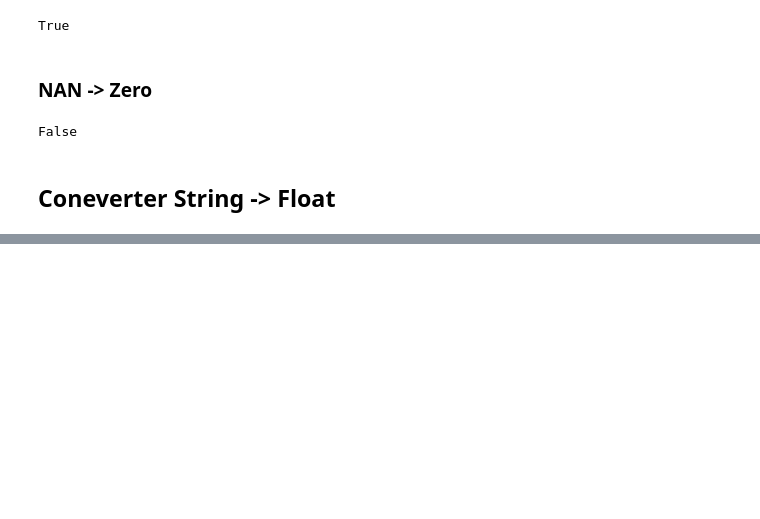
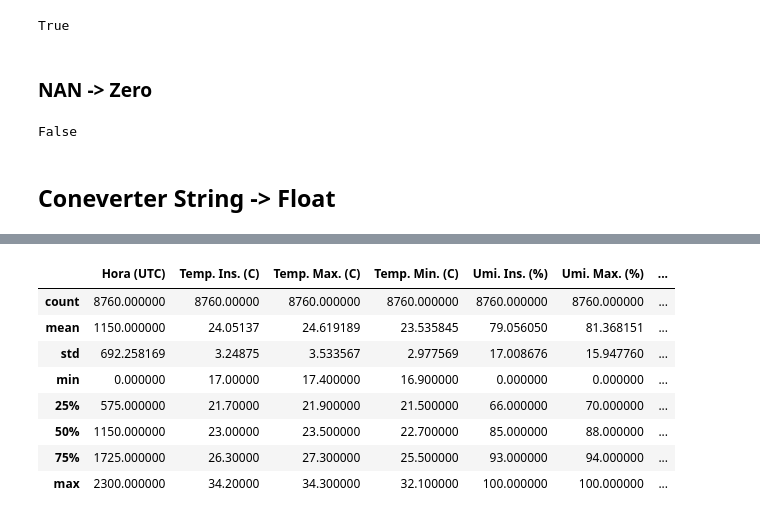
Before and after one commit to Gus-1003/Meteorologia_Estudos_Dados, a Jupyter notebook: Balanço_Hídrico/Teste1.ipynb, the cells around one changed output, grey strips where cells are left out. Cells and saved outputs as stored; diff of their text form; code cells hidden in the pictures; blank space fills up the shorter version.

```diff
--- a/Balanço_Hídrico/Teste1.ipynb
+++ b/Balanço_Hídrico/Teste1.ipynb
@@ -108,0 +176,12 @@ pd_5 = pd_5.iloc[:,2:].astype(float)
+# %%
+dados_1.describe()
+# %% [output]
+|  | Hora (UTC) | Temp. Ins. (C) | Temp. Max. (C) | Temp. Min. (C) | Umi. Ins. (%) | Umi. Max. (%) | ... |
+| count | 8760.000000 | 8760.00000 | 8760.000000 | 8760.000000 | 8760.000000 | 8760.000000 | ... |
+| mean | 1150.000000 | 24.05137 | 24.619189 | 23.535845 | 79.056050 | 81.368151 | ... |
+| std | 692.258169 | 3.24875 | 3.533567 | 2.977569 | 17.008676 | 15.947760 | ... |
+| min | 0.000000 | 17.00000 | 17.400000 | 16.900000 | 0.000000 | 0.000000 | ... |
+| 25% | 575.000000 | 21.70000 | 21.900000 | 21.500000 | 66.000000 | 70.000000 | ... |
+| 50% | 1150.000000 | 23.00000 | 23.500000 | 22.700000 | 85.000000 | 88.000000 | ... |
+| 75% | 1725.000000 | 26.30000 | 27.300000 | 25.500000 | 93.000000 | 94.000000 | ... |
+| max | 2300.000000 | 34.20000 | 34.300000 | 32.100000 | 100.000000 | 100.000000 | ... |
```
Also changed, not shown: parts of 24 cells of this notebook.
